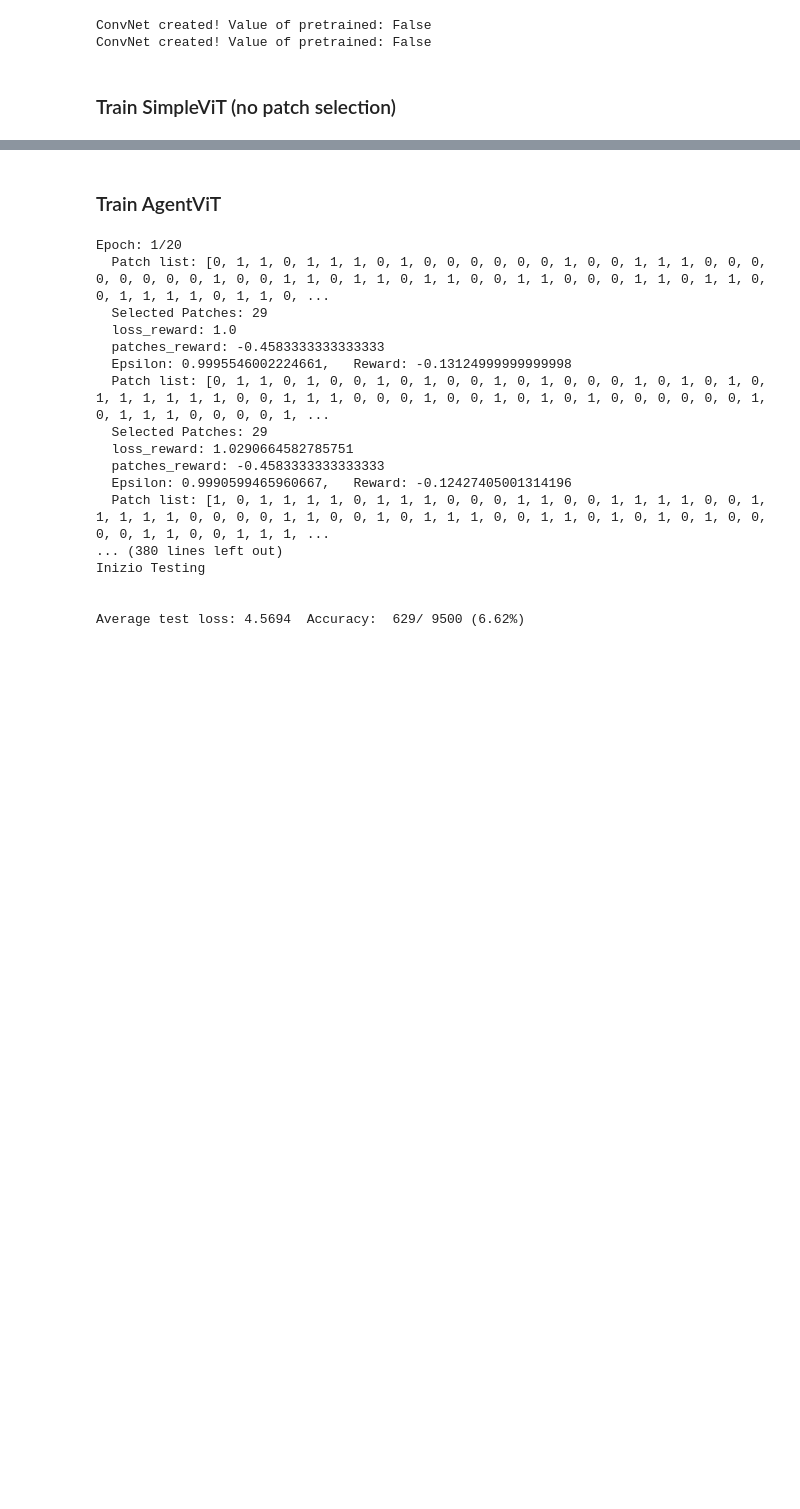
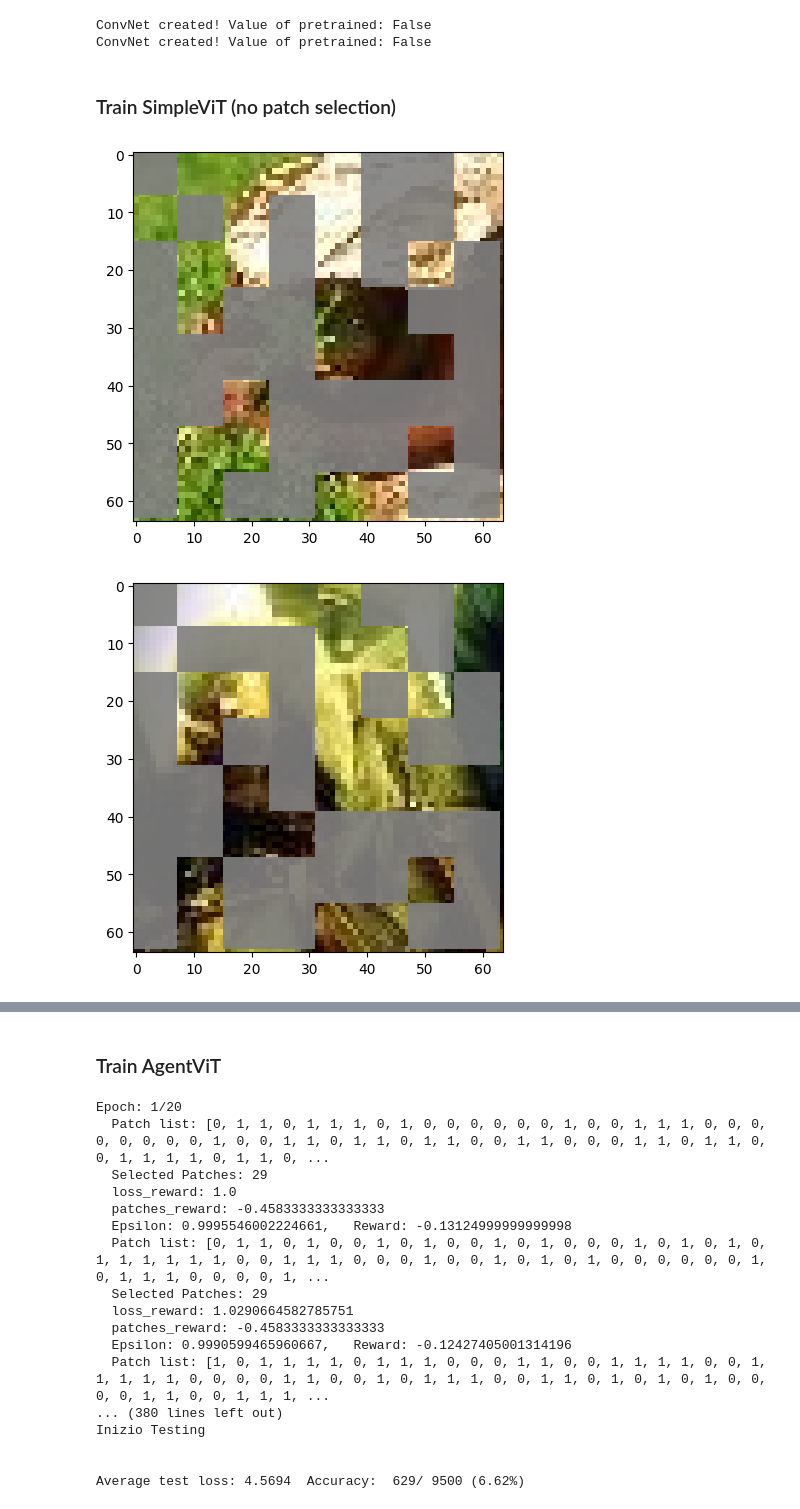
Before and after one commit to GasalBanglia/Bio-AgentViT, a Jupyter notebook: experiments.ipynb, the cells around one changed output, grey strips where cells are left out. Saved outputs shown, nothing was run; the diff lists cells and outputs as text; code cells hidden in the pictures; blank space fills up the shorter version.

```diff
--- a/experiments.ipynb
+++ b/experiments.ipynb
@@ -135,11 +117,13 @@ transform_validation = transforms.Compose([
 
 # Prepare and load TinyImageNet dataset
 if (dataset_idx == 0):
+    trainset_pure = TinyImageNet(Path("~/.torchvision/tinyimagenet/"),split="train",imagenet_idx=False)
     trainset = TinyImageNet(Path("~/.torchvision/tinyimagenet/"),split="train",imagenet_idx=False, transform=transform_train)
     validationset = TinyImageNet(Path("~/.torchvision/tinyimagenet/"),split="val",imagenet_idx=False, transform=transform_validation)
 
 if (dataset_idx == 1):
     # Prepare/download CIFAR10 dataset
+    trainset_pure = torchvision.datasets.CIFAR10(root=dataset_path, train=True, download=True)
     trainset = torchvision.datasets.CIFAR10(root=dataset_path, train=True, download=True, transform=transform_train)
     validationset = torchvision.datasets.CIFAR10(root=dataset_path, train=False, download=True, transform=transform_validation)
 
@@ -365,12 +377,23 @@ if trainSimple:
 # %%
 ## Visualize the patch selection and attention scores for the untrained models.
 ## Use functions defined in viz.py
 # Select a random set of 5 images from the dataset
 num_images = 5
-random_indices = np.random.choice(len(trainset), num_images, replace=False)
-random_images = [trainset[i][0] for i in random_indices]
+random_indices = np.random.choice(len(trainset_pure), num_images, replace=False)
+random_images = [trainset_pure[i][0] for i in random_indices]
+
+
+
+half_norm_transform = transforms.Compose(
+    [transforms.Resize((img_size // 2, img_size // 2)),
+    transforms.Normalize(mean=TinyImageNet.mean, std=TinyImageNet.std)]
+    )
 
 # Visualize the patch selection and attention scores
 for img in random_images:
-    visualize_selected_patches(img, ViTnet, device)
-    visualize_attention_scores(img, ViTnet, device)
+    input_img = half_norm_transform(img)
+    visualize_selected_patches(img, input_img, model.agent, device)
+    # visualize_attention_scores(img, model.ViTnet, device)
+# %% [output]
+[figure, added]
+[figure, added]
```
Also changed, not shown: parts of 6 cells of this notebook, 3 other files.
